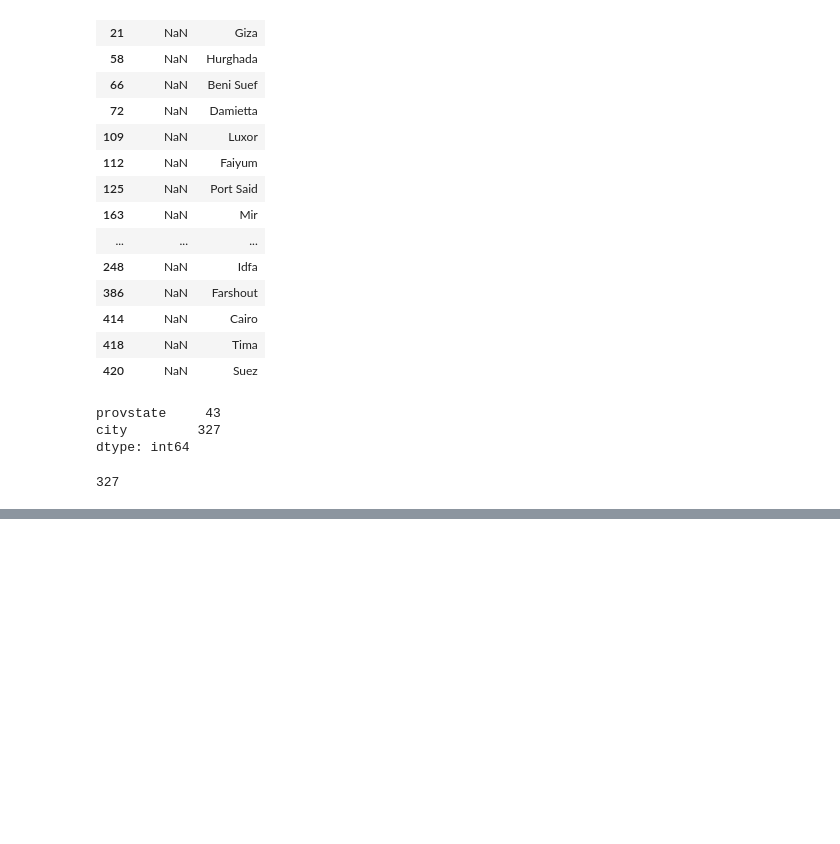
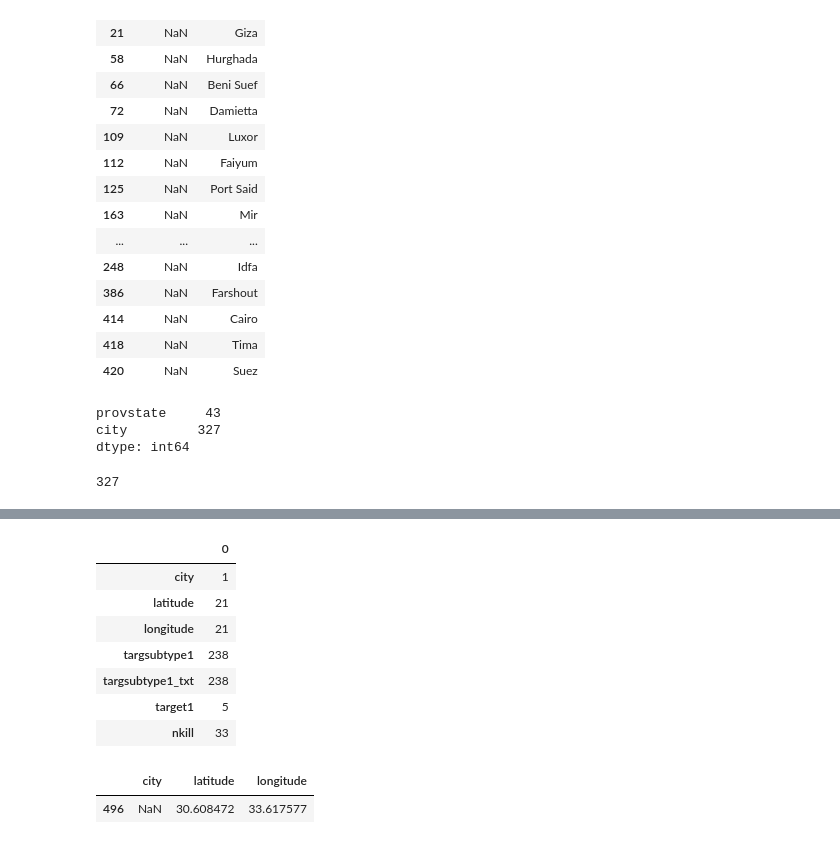
Before and after one commit to Daniel870801/Egypt_terrorism_dataset, a Jupyter notebook: Data cleaning.ipynb, the cells around one changed output, grey strips where cells are left out. Cells and saved outputs as stored; diff of their text form; code cells hidden in the pictures; blank space fills up the shorter version.

```diff
--- a/Data cleaning.ipynb
+++ b/Data cleaning.ipynb
@@ -88,0 +114,19 @@ len(dict_city)
+# %%
+missing_values=pd.DataFrame(data.isna().sum())
+
+filt=(missing_values.iloc[:,0]>0)
+missing_values[filt]
+# %% [output]
+|  | 0 |
+| city | 1 |
+| latitude | 21 |
+| longitude | 21 |
+| targsubtype1 | 238 |
+| targsubtype1_txt | 238 |
+| target1 | 5 |
+| nkill | 33 |
+# %%
+data.loc[data['city'].isna()==True][['city','latitude','longitude']]
+# %% [output]
+|  | city | latitude | longitude |
+| 496 | NaN | 30.608472 | 33.617577 |
```
Also changed, not shown: parts of 16 cells of this notebook.
